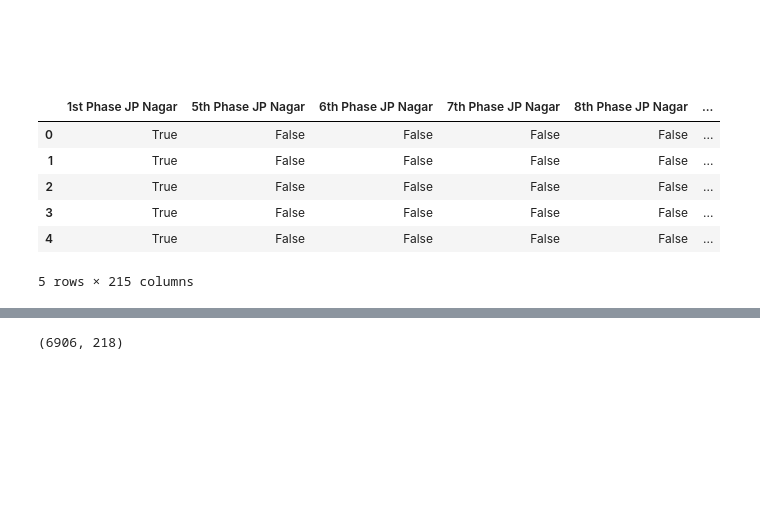
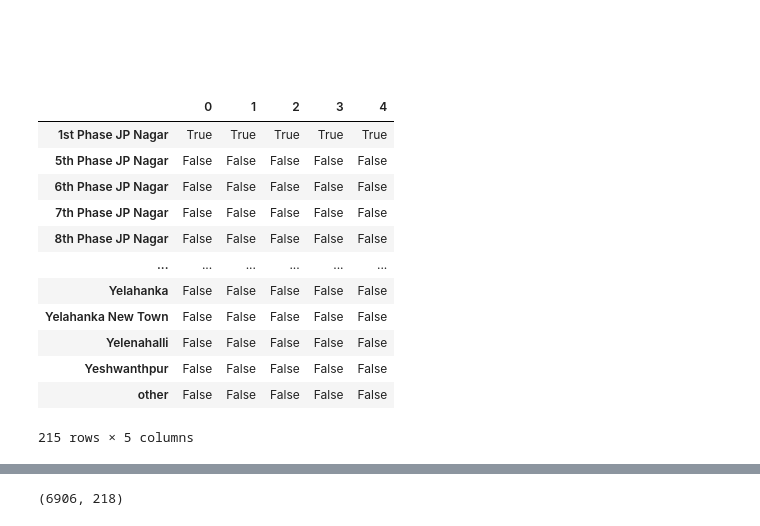
Before and after one commit to Rasel1435/House-Price-Prediction-of-Real-Estate-Company, a Jupyter notebook: notebooks/e_models.ipynb, the cells around one changed output, grey strips where cells are left out. Cells and saved outputs as stored; diff of their text form; code cells hidden in the pictures; blank space fills up the shorter version.

```diff
--- a/notebooks/Models.ipynb
+++ b/notebooks/e_models.ipynb
@@ -41,14 +37,20 @@ df.head()
 <h2 style='color:white'>Use One Hot Encoding For Location</h2>
 # %%
 dummies = pd.get_dummies(df.location)
-dummies.head()
+dummies.head().T
 # %% [output]
-|  | 1st Phase JP Nagar | 5th Phase JP Nagar | 6th Phase JP Nagar | 7th Phase JP Nagar | 8th Phase JP Nagar | ... |
-| 0 | True | False | False | False | False | ... |
-| 1 | True | False | False | False | False | ... |
-| 2 | True | False | False | False | False | ... |
-| 3 | True | False | False | False | False | ... |
-| 4 | True | False | False | False | False | ... |
+|  | 0 | 1 | 2 | 3 | 4 |
+| 1st Phase JP Nagar | True | True | True | True | True |
+| 5th Phase JP Nagar | False | False | False | False | False |
+| 6th Phase JP Nagar | False | False | False | False | False |
+| 7th Phase JP Nagar | False | False | False | False | False |
+| 8th Phase JP Nagar | False | False | False | False | False |
+| ... | ... | ... | ... | ... | ... |
+| Yelahanka | False | False | False | False | False |
+| Yelahanka New Town | False | False | False | False | False |
+| Yelenahalli | False | False | False | False | False |
+| Yeshwanthpur | False | False | False | False | False |
+| other | False | False | False | False | False |
-5 rows × 215 columns
+215 rows × 5 columns
 # %%
 df = pd.concat([df,dummies.drop('other',axis='columns')],axis='columns')
```
Also changed, not shown: parts of 8 cells of this notebook.
